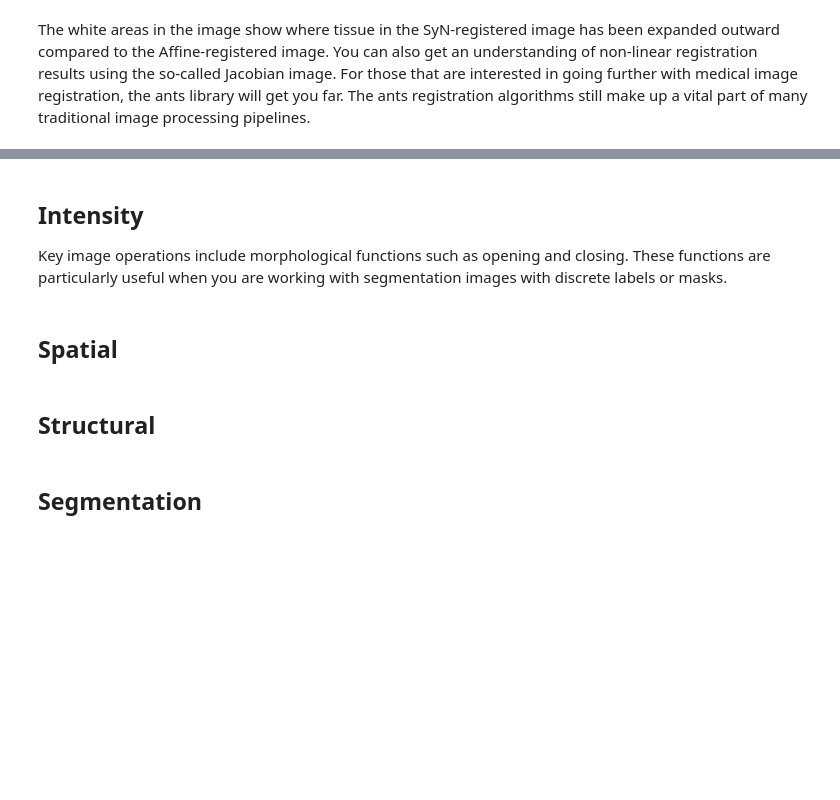
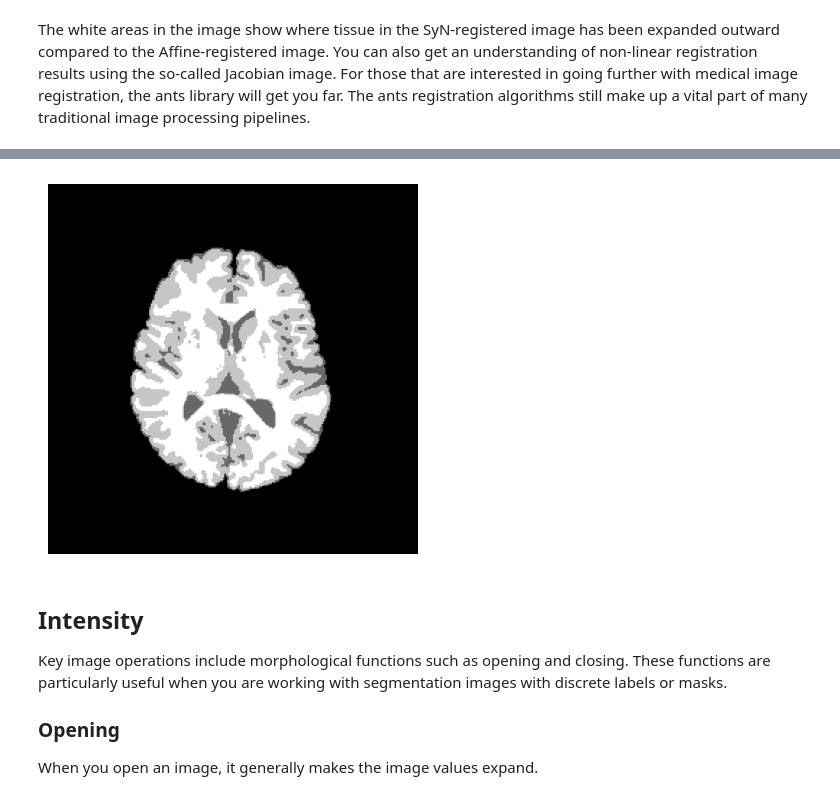
Before and after one commit to nitrain/book, a Jupyter notebook: book/01-04.ipynb, the cells around one changed output, grey strips where cells are left out. Drawn from its saved outputs; the diff is of its cells as text; code cells hidden in the pictures; blank space fills up the shorter version.

```diff
--- a/book/01-04.ipynb
+++ b/book/01-04.ipynb
@@ -62,10 +75,13 @@ The white areas in the image show where tissue in the SyN-registered image has b
+# %%
+res = ants.atropos(img, mask)
+ants.plot(res['segmentation'])
+# %% [output]
+[figure, added]
 # %% [markdown]
 ## Intensity
 
 Key image operations include morphological functions such as opening and closing. These functions are particularly useful when you are working with segmentation images with discrete labels or masks.
+
+### Opening
+
+When you open an image, it generally makes the image values expand.
-# %% [markdown]
-## Spatial
-# %% [markdown]
-## Structural
-# %% [markdown]
-## Segmentation
```
Also changed, not shown: parts of 27 cells of this notebook.
